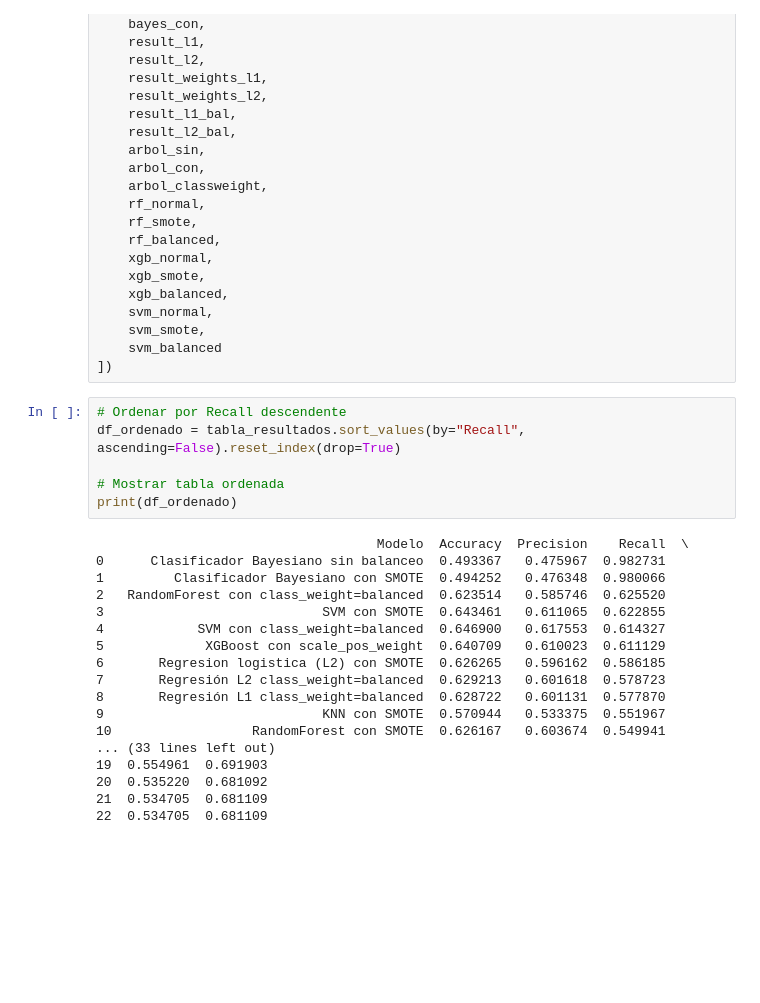
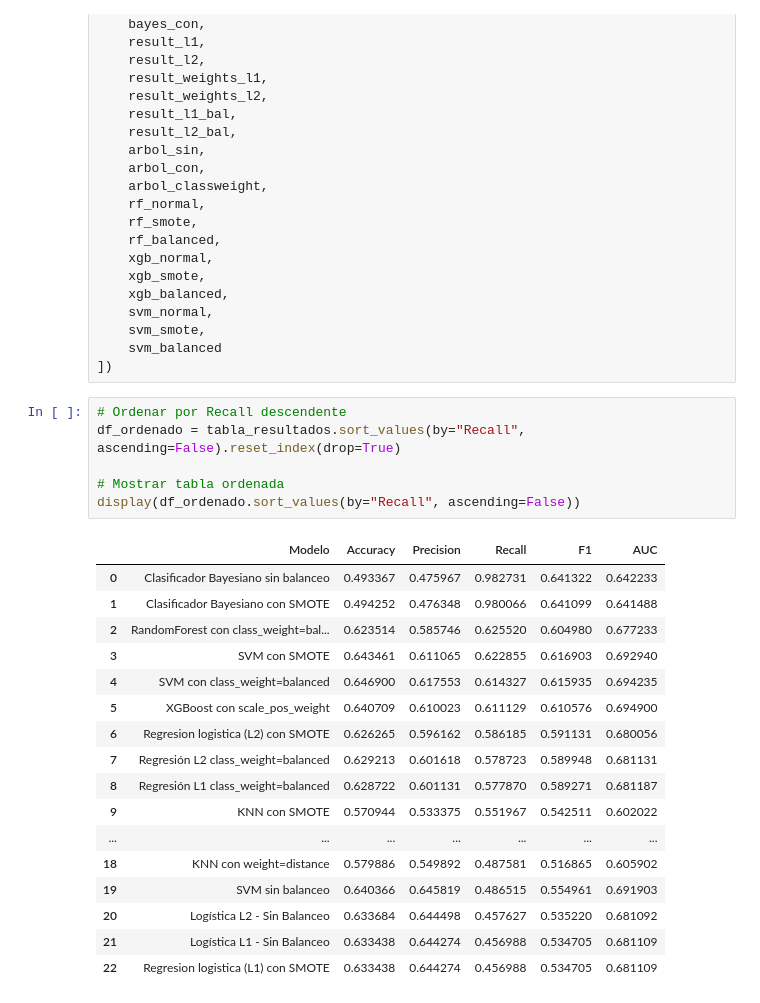
Before and after one commit to juantellas/PF_GestHospitalClasificacion_Entrega3, a Jupyter notebook: 4_tecnicasbalanceo/4_tecnicasbalanceo.ipynb, the cells around one changed output. Drawn from its saved outputs; the diff is of its cells as text; blank space fills up the shorter version.

Commit message:
balanceo fixed, falta interpt

```diff
--- a/4_tecnicasbalanceo/4_tecnicasbalanceo.ipynb
+++ b/4_tecnicasbalanceo/4_tecnicasbalanceo.ipynb
@@ -2401,24 +2357,24 @@ tabla_resultados = pd.DataFrame([
 # %%
 # Ordenar por Recall descendente
 df_ordenado = tabla_resultados.sort_values(by="Recall", ascending=False).reset_index(drop=True)
 
 # Mostrar tabla ordenada
-print(df_ordenado)
+display(df_ordenado.sort_values(by="Recall", ascending=False))
 # %% [output]
-                                    Modelo  Accuracy  Precision    Recall  \
-0      Clasificador Bayesiano sin balanceo  0.493367   0.475967  0.982731
-1         Clasificador Bayesiano con SMOTE  0.494252   0.476348  0.980066
-2   RandomForest con class_weight=balanced  0.623514   0.585746  0.625520
-3                            SVM con SMOTE  0.643461   0.611065  0.622855
-4            SVM con class_weight=balanced  0.646900   0.617553  0.614327
-5             XGBoost con scale_pos_weight  0.640709   0.610023  0.611129
-6       Regresion logistica (L2) con SMOTE  0.626265   0.596162  0.586185
-7       Regresión L2 class_weight=balanced  0.629213   0.601618  0.578723
-8       Regresión L1 class_weight=balanced  0.628722   0.601131  0.577870
-9                            KNN con SMOTE  0.570944   0.533375  0.551967
-10                  RandomForest con SMOTE  0.626167   0.603674  0.549941
-... (33 lines left out)
-19  0.554961  0.691903
-20  0.535220  0.681092
-21  0.534705  0.681109
-22  0.534705  0.681109
+|  | Modelo | Accuracy | Precision | Recall | F1 | AUC |
+| 0 | Clasificador Bayesiano sin balanceo | 0.493367 | 0.475967 | 0.982731 | 0.641322 | 0.642233 |
+| 1 | Clasificador Bayesiano con SMOTE | 0.494252 | 0.476348 | 0.980066 | 0.641099 | 0.641488 |
+| 2 | RandomForest con class_weight=bal... | 0.623514 | 0.585746 | 0.625520 | 0.604980 | 0.677233 |
+| 3 | SVM con SMOTE | 0.643461 | 0.611065 | 0.622855 | 0.616903 | 0.692940 |
+| 4 | SVM con class_weight=balanced | 0.646900 | 0.617553 | 0.614327 | 0.615935 | 0.694235 |
+| 5 | XGBoost con scale_pos_weight | 0.640709 | 0.610023 | 0.611129 | 0.610576 | 0.694900 |
+| 6 | Regresion logistica (L2) con SMOTE | 0.626265 | 0.596162 | 0.586185 | 0.591131 | 0.680056 |
+| 7 | Regresión L2 class_weight=balanced | 0.629213 | 0.601618 | 0.578723 | 0.589948 | 0.681131 |
+| 8 | Regresión L1 class_weight=balanced | 0.628722 | 0.601131 | 0.577870 | 0.589271 | 0.681187 |
+| 9 | KNN con SMOTE | 0.570944 | 0.533375 | 0.551967 | 0.542511 | 0.602022 |
+| ... | ... | ... | ... | ... | ... | ... |
+| 18 | KNN con weight=distance | 0.579886 | 0.549892 | 0.487581 | 0.516865 | 0.605902 |
+| 19 | SVM sin balanceo | 0.640366 | 0.645819 | 0.486515 | 0.554961 | 0.691903 |
+| 20 | Logística L2 - Sin Balanceo | 0.633684 | 0.644498 | 0.457627 | 0.535220 | 0.681092 |
+| 21 | Logística L1 - Sin Balanceo | 0.633438 | 0.644274 | 0.456988 | 0.534705 | 0.681109 |
+| 22 | Regresion logistica (L1) con SMOTE | 0.633438 | 0.644274 | 0.456988 | 0.534705 | 0.681109 |
```
Also changed, not shown: parts of 11 cells of this notebook.
